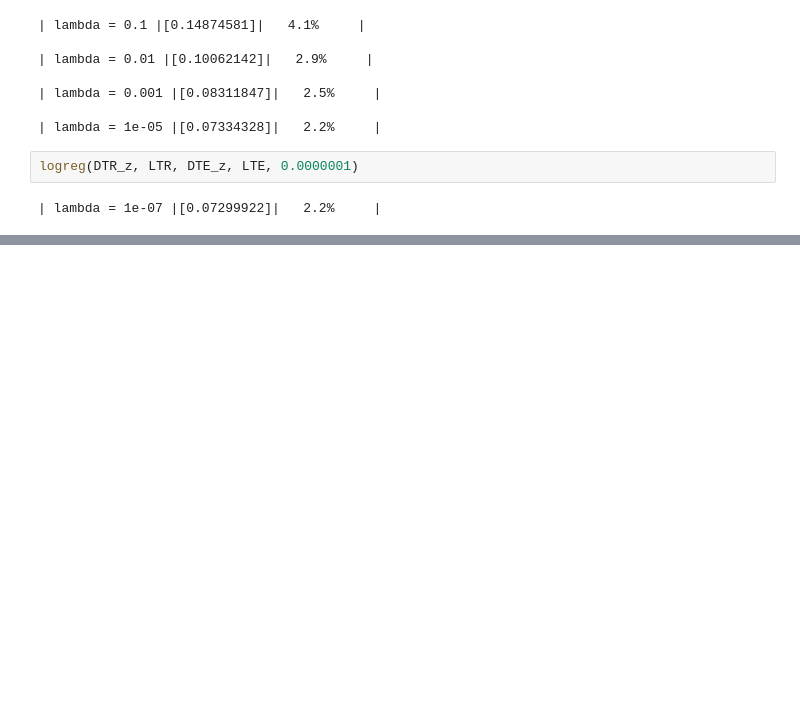
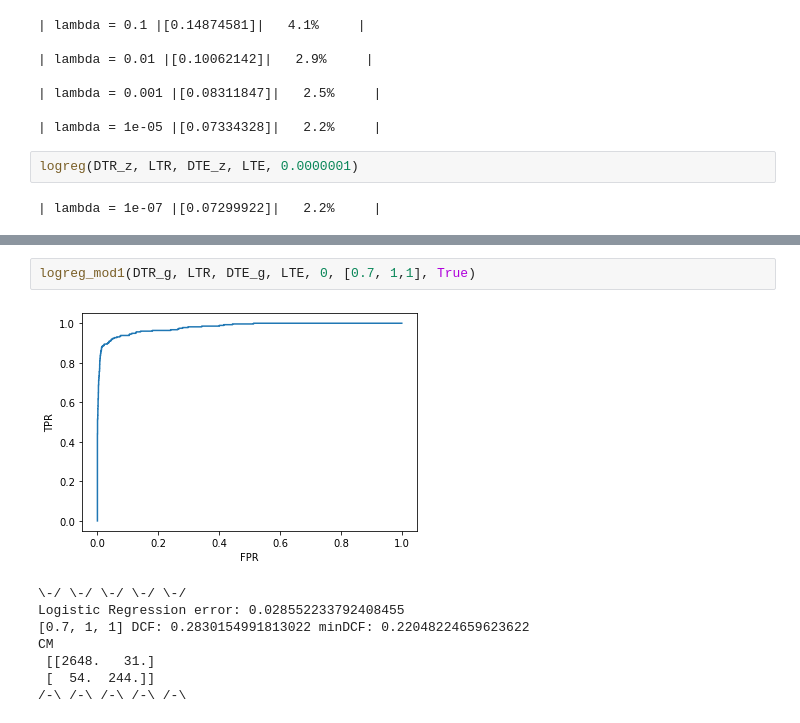
Before and after one commit to franzhd/Pulsar_project, a Jupyter notebook: Jupyter_notebook/Logistic_Regression.ipynb, the cells around one changed output, grey strips where cells are left out. Drawn from its saved outputs; the diff is of its cells as text; blank space fills up the shorter version.

```diff
--- a/Jupyter_notebook/Logistic_Regression.ipynb
+++ b/Jupyter_notebook/Logistic_Regression.ipynb
@@ -102,0 +141,11 @@ logreg(DTR_z, LTR, DTE_z, LTE, 0.0000001)
+# %%
+logreg_mod1(DTR_g, LTR, DTE_g, LTE, 0, [0.7, 1,1], True)
+# %% [output]
+[figure, added]
+\-/ \-/ \-/ \-/ \-/
+Logistic Regression error: 0.028552233792408455
+[0.7, 1, 1] DCF: 0.2830154991813022 minDCF: 0.22048224659623622
+CM
+ [[2648.   31.]
+ [  54.  244.]]
+/-\ /-\ /-\ /-\ /-\
```
Also changed, not shown: parts of 14 cells of this notebook, 4 other files.
